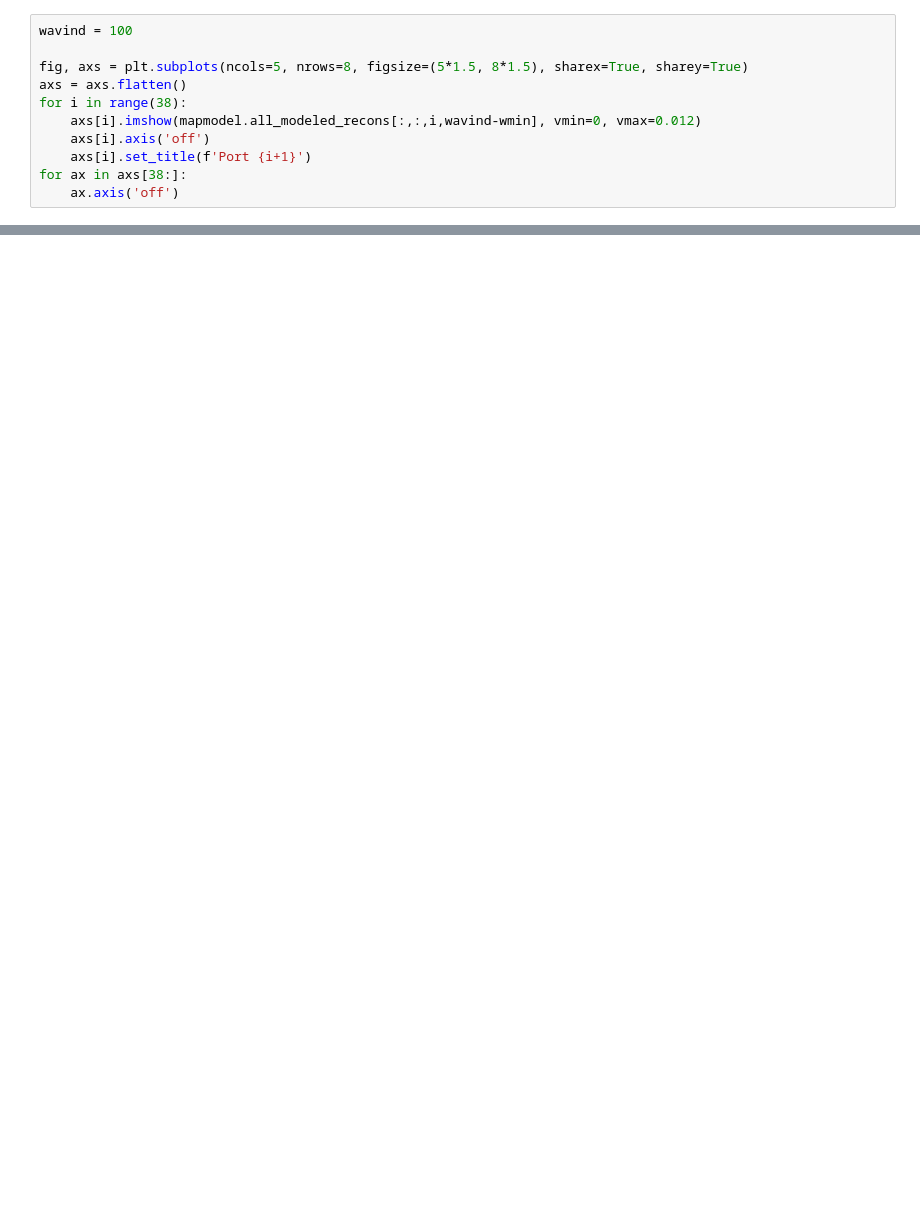
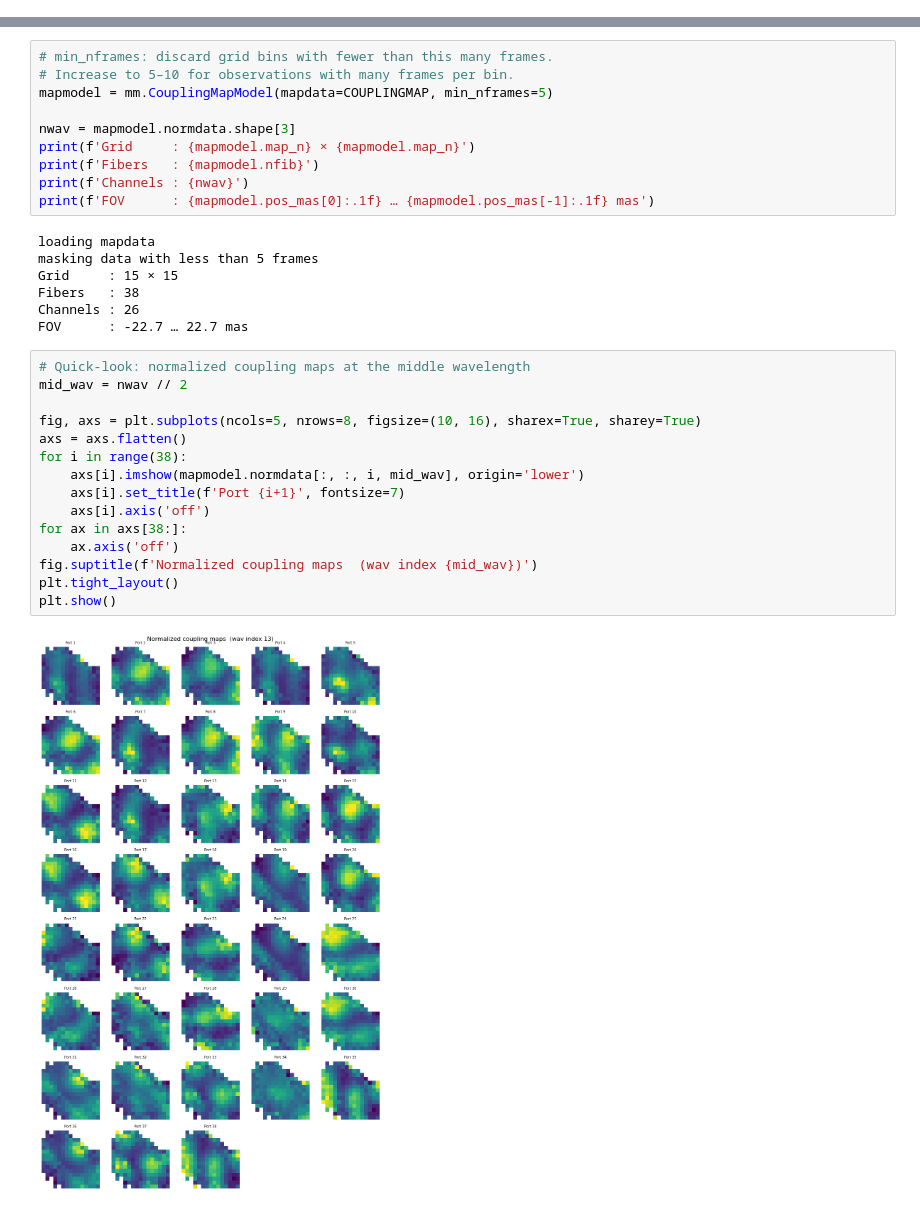
Before and after one commit to YooJung-Kim/PLred, a Jupyter notebook: PLred/tutorials/tutorial_step5_image_reconstruction.ipynb, the cells around one changed output, grey strips where cells are left out. Saved outputs shown, nothing was run; the diff lists cells and outputs as text; blank space fills up the shorter version.

```diff
--- a/PLred/tutorials/tutorial_step5_image_reconstruction.ipynb
+++ b/PLred/tutorials/tutorial_step5_image_reconstruction.ipynb
@@ -143,11 +0,0 @@ Now check the models!
-# %%
-wavind = 100
-
-fig, axs = plt.subplots(ncols=5, nrows=8, figsize=(5*1.5, 8*1.5), sharex=True, sharey=True)
-axs = axs.flatten()
-for i in range(38):
-    axs[i].imshow(mapmodel.all_modeled_recons[:,:,i,wavind-wmin], vmin=0, vmax=0.012)
-    axs[i].axis('off')
-    axs[i].set_title(f'Port {i+1}')
-for ax in axs[38:]:
-    ax.axis('off')
@@ -419,0 +48,34 @@ plt.show()
+# %%
+# min_nframes: discard grid bins with fewer than this many frames.
+# Increase to 5–10 for observations with many frames per bin.
+mapmodel = mm.CouplingMapModel(mapdata=COUPLINGMAP, min_nframes=5)
+
+nwav = mapmodel.normdata.shape[3]
+print(f'Grid     : {mapmodel.map_n} × {mapmodel.map_n}')
+print(f'Fibers   : {mapmodel.nfib}')
+print(f'Channels : {nwav}')
+print(f'FOV      : {mapmodel.pos_mas[0]:.1f} … {mapmodel.pos_mas[-1]:.1f} mas')
+# %% [output]
+loading mapdata
+masking data with less than 5 frames
+Grid     : 15 × 15
+Fibers   : 38
+Channels : 26
+FOV      : -22.7 … 22.7 mas
+# %%
+# Quick-look: normalized coupling maps at the middle wavelength
+mid_wav = nwav // 2
+
+fig, axs = plt.subplots(ncols=5, nrows=8, figsize=(10, 16), sharex=True, sharey=True)
+axs = axs.flatten()
+for i in range(38):
+    axs[i].imshow(mapmodel.normdata[:, :, i, mid_wav], origin='lower')
+    axs[i].set_title(f'Port {i+1}', fontsize=7)
+    axs[i].axis('off')
+for ax in axs[38:]:
+    ax.axis('off')
+fig.suptitle(f'Normalized coupling maps  (wav index {mid_wav})')
+plt.tight_layout()
+plt.show()
+# %% [output]
+[figure, added]
```
Also changed, not shown: parts of 76 cells of this notebook, 3 other files.
